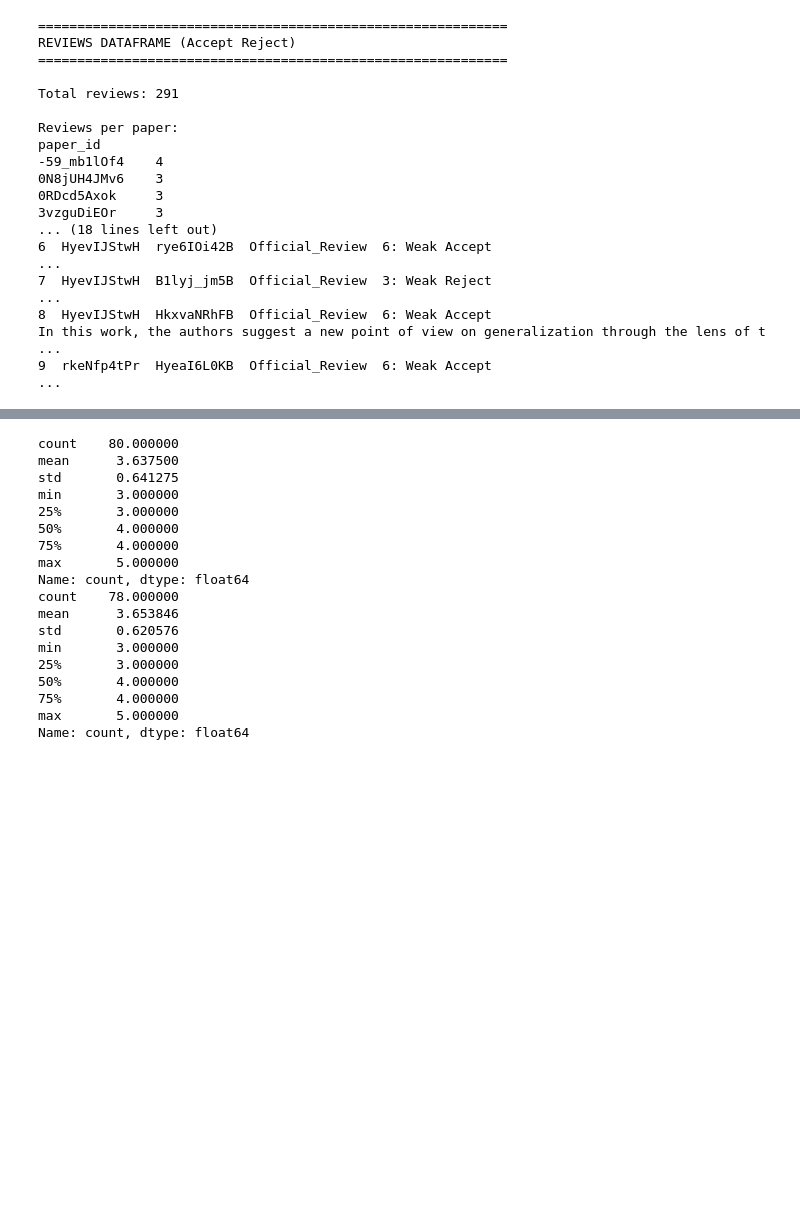
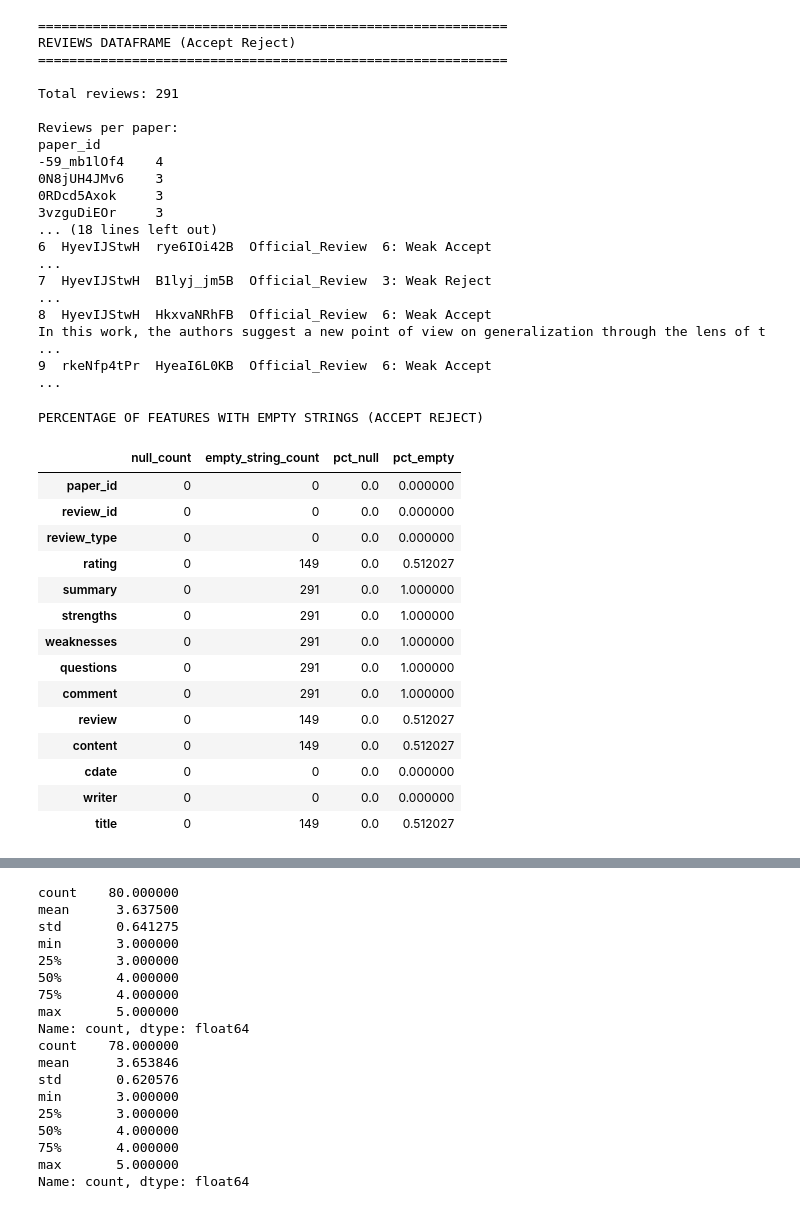
Before and after one commit to berenslab/iclr-dataset, a Jupyter notebook: scripts/data_sample_collection.ipynb, the cells around one changed output, grey strips where cells are left out. Cells and saved outputs as stored; diff of their text form; code cells hidden in the pictures; blank space fills up the shorter version.

```diff
--- a/scripts/data_sample_collection.ipynb
+++ b/scripts/data_sample_collection.ipynb
@@ -584,6 +562,32 @@ paper_id
 7  HyevIJStwH  B1lyj_jm5B  Official_Review  3: Weak Reject                                                                                                                                               ...
 8  HyevIJStwH  HkxvaNRhFB  Official_Review  6: Weak Accept                                                 In this work, the authors suggest a new point of view on generalization through the lens of t ...
 9  rkeNfp4tPr  HyeaI6L0KB  Official_Review  6: Weak Accept                                                                                                                                               ...
+# %%
+print("PERCENTAGE OF FEATURES WITH EMPTY STRINGS (ACCEPT REJECT)")
+pd.DataFrame({
+    "null_count": reviews_df_accept_reject.isna().sum(),
+    "empty_string_count": (reviews_df_accept_reject == "").sum()
+}).assign(
+    pct_null=lambda x: x["null_count"] / len(reviews_df_accept_reject),
+    pct_empty=lambda x: x["empty_string_count"] / len(reviews_df_accept_reject)
+)
+# %% [output]
+PERCENTAGE OF FEATURES WITH EMPTY STRINGS (ACCEPT REJECT)
+|  | null_count | empty_string_count | pct_null | pct_empty |
+| paper_id | 0 | 0 | 0.0 | 0.000000 |
+| review_id | 0 | 0 | 0.0 | 0.000000 |
+| review_type | 0 | 0 | 0.0 | 0.000000 |
+| rating | 0 | 149 | 0.0 | 0.512027 |
+| summary | 0 | 291 | 0.0 | 1.000000 |
+| strengths | 0 | 291 | 0.0 | 1.000000 |
+| weaknesses | 0 | 291 | 0.0 | 1.000000 |
+| questions | 0 | 291 | 0.0 | 1.000000 |
+| comment | 0 | 291 | 0.0 | 1.000000 |
+| review | 0 | 149 | 0.0 | 0.512027 |
+| content | 0 | 149 | 0.0 | 0.512027 |
+| cdate | 0 | 0 | 0.0 | 0.000000 |
+| writer | 0 | 0 | 0.0 | 0.000000 |
+| title | 0 | 149 | 0.0 | 0.512027 |
 # %%
 # Display the reviews dataframe
 if len(reviews_df_with_withdrawn) > 0:
```
Also changed, not shown: parts of 8 cells of this notebook.
